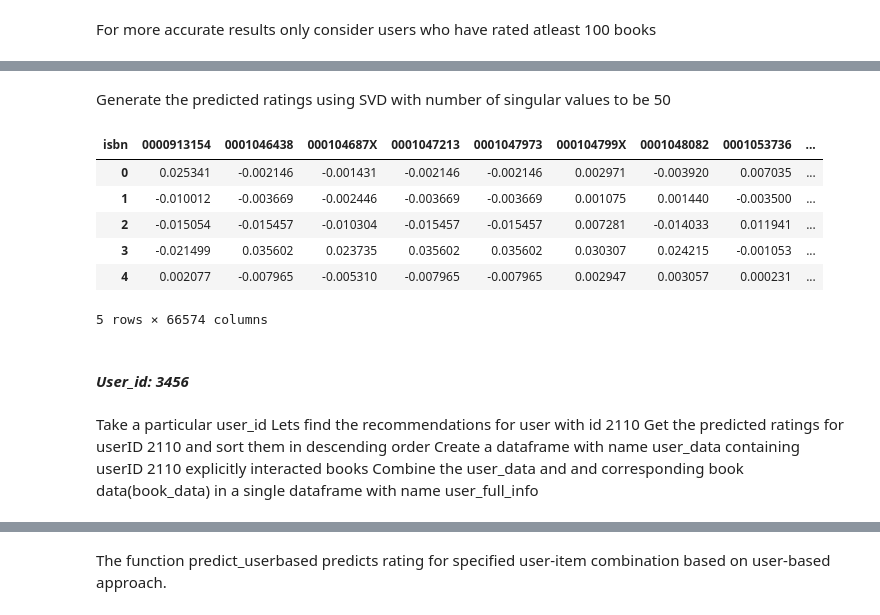
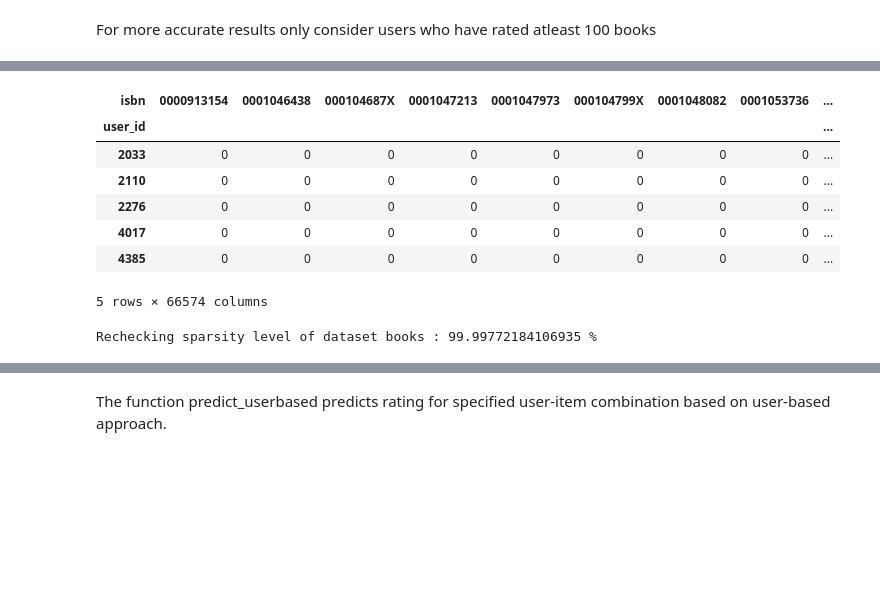
Before and after one commit to SophieHubert/Recommended-Reading, a Jupyter notebook: Working/03 - Recommendation .ipynb, the cells around one changed output, grey strips where cells are left out. Cells and saved outputs as stored; diff of their text form; code cells hidden in the pictures; blank space fills up the shorter version.

```diff
--- a/Working/03 - Recommendation .ipynb
+++ b/Working/03 - Recommendation .ipynb
@@ -337,27 +328,19 @@ corr_books
-# %% [markdown]
-Generate the predicted ratings using SVD with number of singular values to be 50
+# %%
+ratings_matrix.fillna(0, inplace = True)
+ratings_matrix = ratings_matrix.astype(np.int32)
 # %%
-from scipy.sparse.linalg import svds
-U, sigma, Vt = svds(ratings_matrix, k = 50)
+ratings_matrix.head(5)
+# %% [output]
+| isbn | 0000913154 | 0001046438 | 000104687X | 0001047213 | 0001047973 | 000104799X | 0001048082 | 0001053736 | ... |
+| user_id |  |  |  |  |  |  |  |  | ... |
+| 2033 | 0 | 0 | 0 | 0 | 0 | 0 | 0 | 0 | ... |
+| 2110 | 0 | 0 | 0 | 0 | 0 | 0 | 0 | 0 | ... |
+| 2276 | 0 | 0 | 0 | 0 | 0 | 0 | 0 | 0 | ... |
+| 4017 | 0 | 0 | 0 | 0 | 0 | 0 | 0 | 0 | ... |
+| 4385 | 0 | 0 | 0 | 0 | 0 | 0 | 0 | 0 | ... |
+5 rows × 66574 columns
 # %%
-sigma = np.diag(sigma)
-all_user_predicted_ratings = np.dot(np.dot(U, sigma), Vt)
-preds_df = pd.DataFrame(all_user_predicted_ratings, columns = ratings_matrix.columns)
+sparsity=1.0-len(ratings_explicit)/float(users_exp_ratings.shape[0]*n_books)
+print ('Rechecking sparsity level of dataset books : ' +  str(sparsity*100) + ' %')
+# %% [output]
+Rechecking sparsity level of dataset books : 99.99772184106935 %
-# %%
-preds_df.head()
-# %% [output]
-| isbn | 0000913154 | 0001046438 | 000104687X | 0001047213 | 0001047973 | 000104799X | 0001048082 | 0001053736 | ... |
-| 0 | 0.025341 | -0.002146 | -0.001431 | -0.002146 | -0.002146 | 0.002971 | -0.003920 | 0.007035 | ... |
-| 1 | -0.010012 | -0.003669 | -0.002446 | -0.003669 | -0.003669 | 0.001075 | 0.001440 | -0.003500 | ... |
-| 2 | -0.015054 | -0.015457 | -0.010304 | -0.015457 | -0.015457 | 0.007281 | -0.014033 | 0.011941 | ... |
-| 3 | -0.021499 | 0.035602 | 0.023735 | 0.035602 | 0.035602 | 0.030307 | 0.024215 | -0.001053 | ... |
-| 4 | 0.002077 | -0.007965 | -0.005310 | -0.007965 | -0.007965 | 0.002947 | 0.003057 | 0.000231 | ... |
-5 rows × 66574 columns
-# %% [markdown]
-#### _User_id: 3456_
-# %% [markdown]
-Take a particular user_id
-Lets find the recommendations for user with id 2110
-Get the predicted ratings for userID 2110 and sort them in descending order
-Create a dataframe with name user_data containing userID 2110 explicitly interacted books
-Combine the user_data and and corresponding book data(book_data) in a single dataframe with name user_full_info
```
Also changed, not shown: parts of 100 cells of this notebook, 3 other files.
